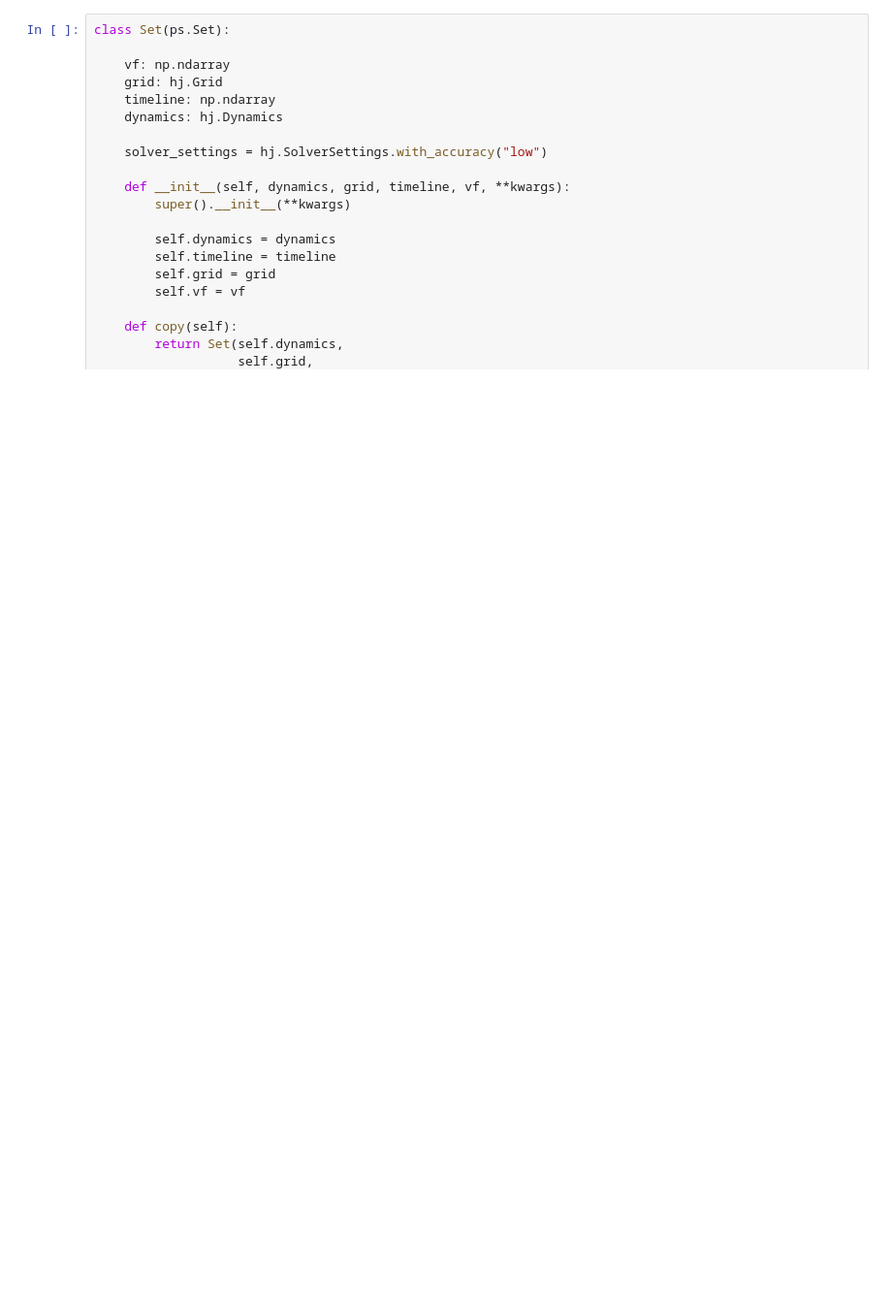
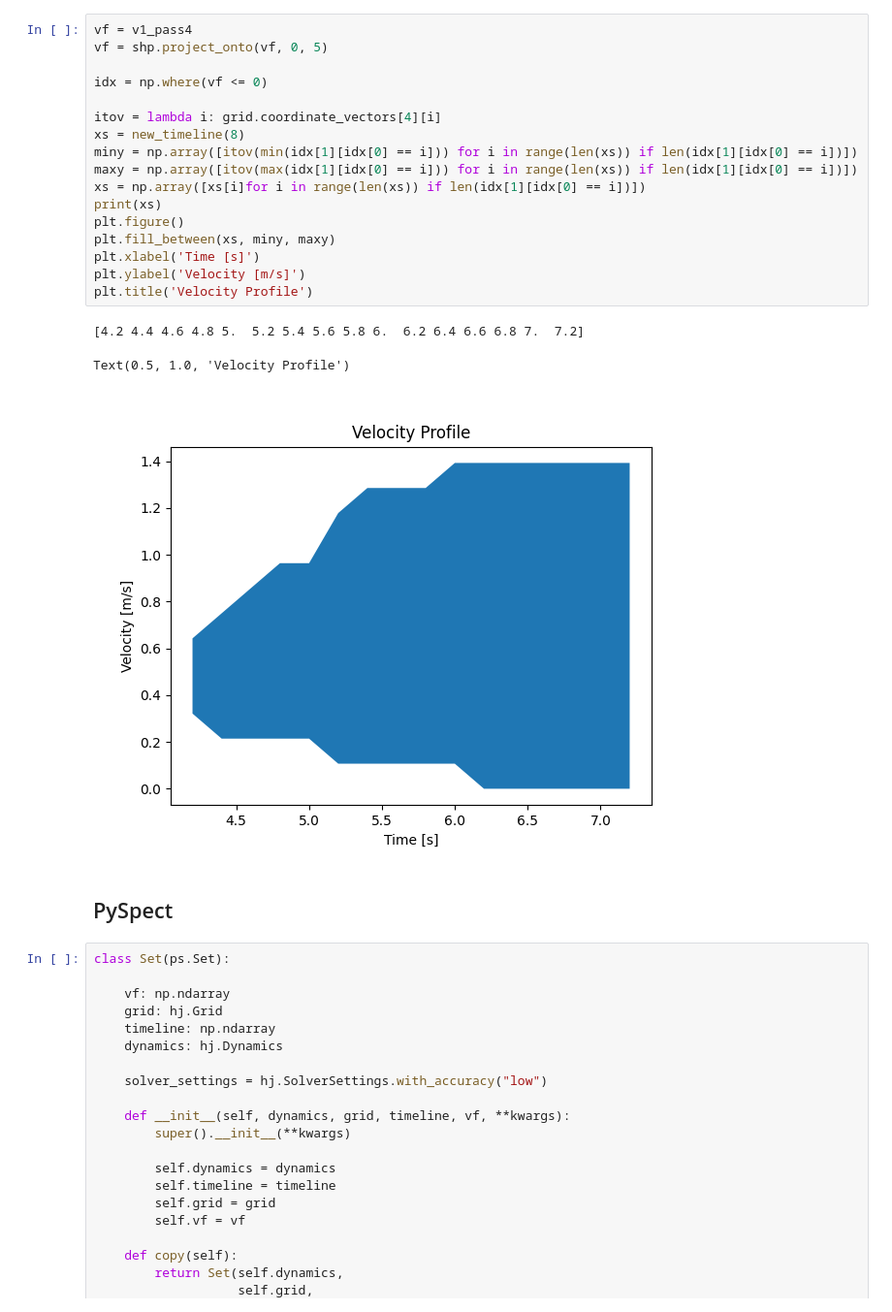
Before and after one commit to sulthansf/pyspect, a Jupyter notebook: examples/hj.ipynb, the cells around one changed output. Shown at 97% size. Drawn from its saved outputs; the diff is of its cells as text; blank space fills up the shorter version.

```diff
--- a/examples/hj.ipynb
+++ b/examples/hj.ipynb
@@ -9,3 +452,26 @@ import pyspect as ps
+# %%
+vf = v1_pass4
+vf = shp.project_onto(vf, 0, 5)
+
+idx = np.where(vf <= 0)
+
+itov = lambda i: grid.coordinate_vectors[4][i]
+xs = new_timeline(8)
+miny = np.array([itov(min(idx[1][idx[0] == i])) for i in range(len(xs)) if len(idx[1][idx[0] == i])])
+maxy = np.array([itov(max(idx[1][idx[0] == i])) for i in range(len(xs)) if len(idx[1][idx[0] == i])])
+xs = np.array([xs[i]for i in range(len(xs)) if len(idx[1][idx[0] == i])])
+print(xs)
+plt.figure()
+plt.fill_between(xs, miny, maxy)
+plt.xlabel('Time [s]')
+plt.ylabel('Velocity [m/s]')
+plt.title('Velocity Profile')
+# %% [output]
+[4.2 4.4 4.6 4.8 5.  5.2 5.4 5.6 5.8 6.  6.2 6.4 6.6 6.8 7.  7.2]
+Text(0.5, 1.0, 'Velocity Profile')
+[figure, added]
+# %% [markdown]
+## PySpect
 # %%
 class Set(ps.Set):
 
```
Also changed, not shown: parts of 16 cells of this notebook, 4 other files.
